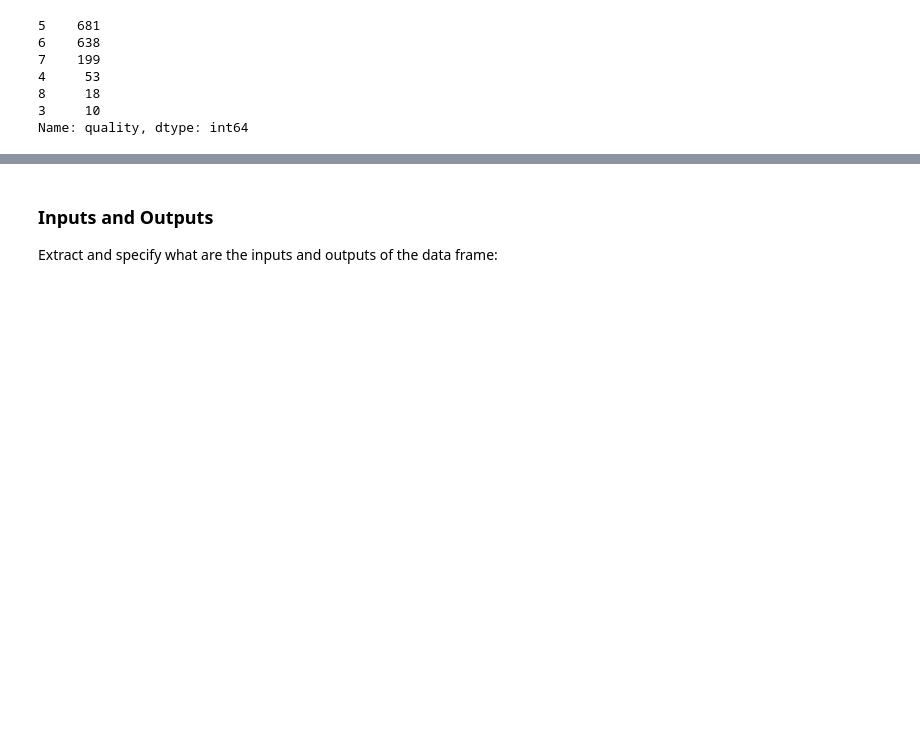
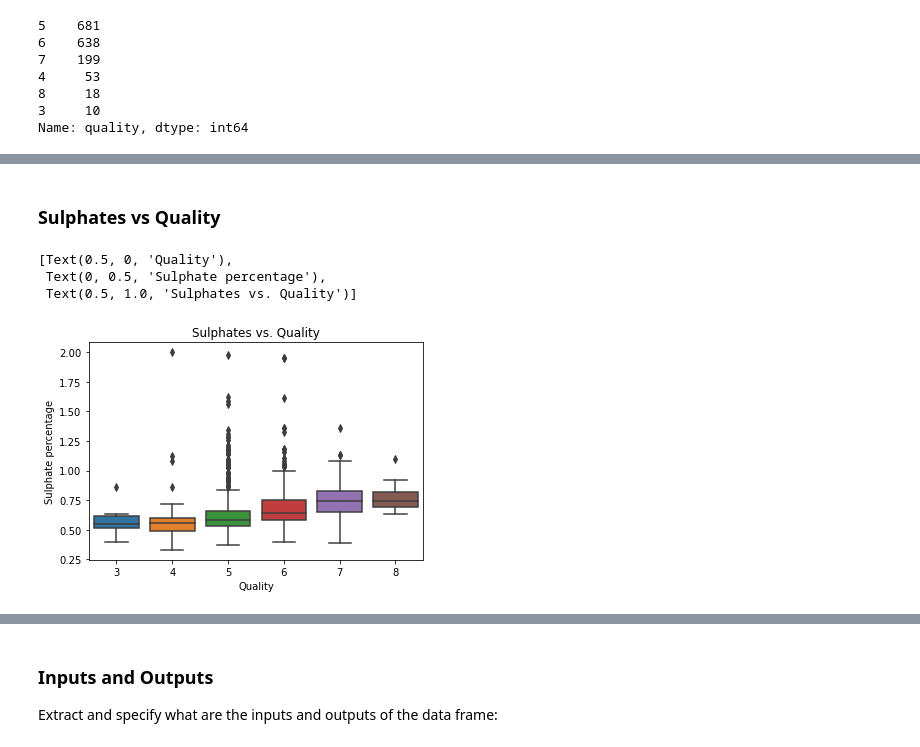
Before and after one commit to LaisColetta/PdDA_Assignment, a Jupyter notebook: PdDA_Assignment.ipynb, the cells around one changed output, grey strips where cells are left out. Saved outputs shown, nothing was run; the diff lists cells and outputs as text; code cells hidden in the pictures; blank space fills up the shorter version.

```diff
--- a/PdDA_Assignment.ipynb
+++ b/PdDA_Assignment.ipynb
@@ -251,0 +292,10 @@ df["quality"]
+# %% [markdown]
+### Sulphates vs Quality
+# %%
+bx = sns.boxplot(x='quality', y='sulphates', data = df)
+bx.set(xlabel='Quality', ylabel='Sulphate percentage', title='Sulphates vs. Quality')
+# %% [output]
+[Text(0.5, 0, 'Quality'),
+ Text(0, 0.5, 'Sulphate percentage'),
+ Text(0.5, 1.0, 'Sulphates vs. Quality')]
+[figure, added]
```
Also changed, not shown: parts of 43 cells of this notebook.
